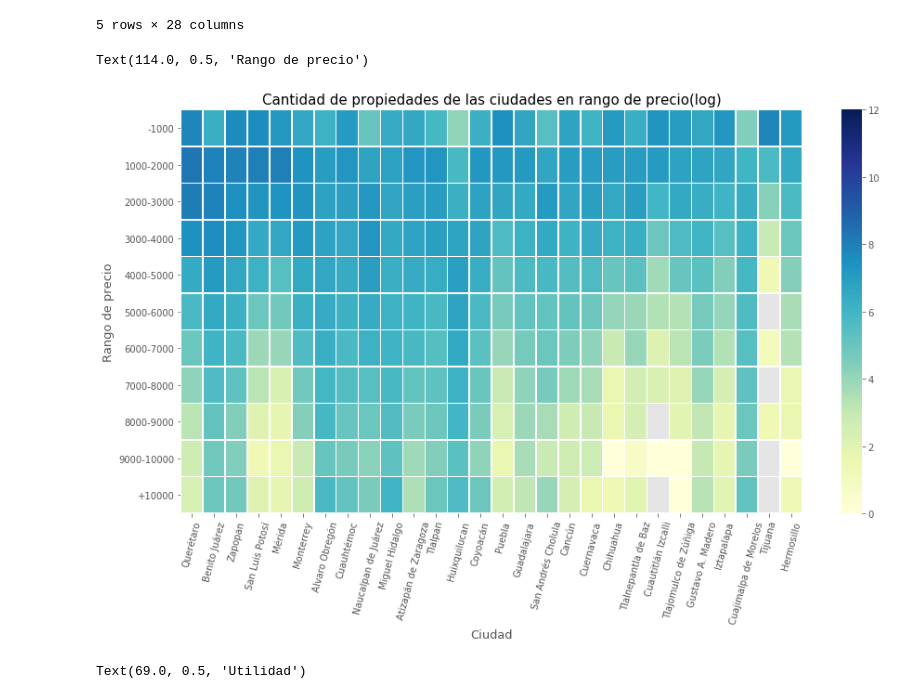
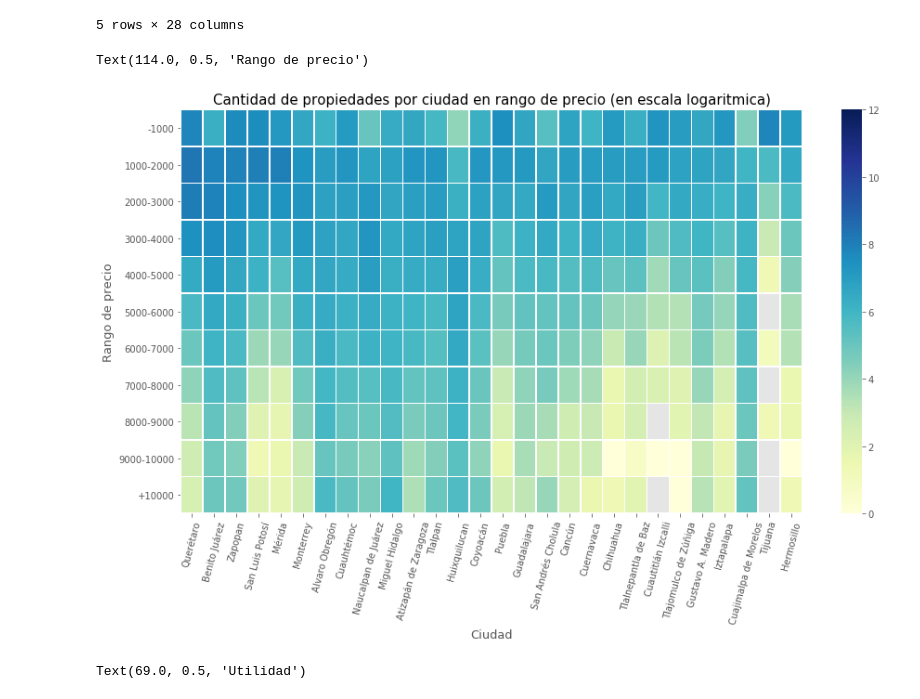
Before and after one commit to PBrrtrn/7506-organizacion-de-datos, a Jupyter notebook: src/exp/exploracion_rango_precios.ipynb, the cells around one changed output. Drawn from its saved outputs; the diff is of its cells as text; code cells hidden in the pictures.

```diff
--- a/src/exp/exploracion_rango_precios.ipynb
+++ b/src/exp/exploracion_rango_precios.ipynb
@@ -139,13 +139,13 @@ precio_vs_ciudad.columns = precio_vs_ciudad.columns.droplevel()
 # %%
 plt.figure(figsize=(15,8))
 g = sns.heatmap(precio_vs_ciudad, vmin = 0, vmax=12, cmap= "YlGnBu", linewidths=.5)
 plt.xticks(rotation=75)
-g.set_title("Cantidad de propiedades de las ciudades en rango de precio(log)", fontsize=15)
+g.set_title("Cantidad de propiedades por ciudad en rango de precio (en escala logaritmica)", fontsize=15)
 g.set_xlabel("Ciudad", fontsize=13)
 g.set_ylabel("Rango de precio", fontsize=13)
 # %% [output]
 Text(114.0, 0.5, 'Rango de precio')
-[figure, old version]
+[figure, new version]
 # %%
 data_amen = data[['rango_precio','gimnasio','usosmultiples','piscina','escuelascercanas','centroscomercialescercanos']]
 precio_amen = data_amen.groupby('rango_precio').agg({'gimnasio':'sum','usosmultiples':'sum','piscina':'sum'})
```
Also changed, not shown: parts of 1 cell of this notebook, 2 other files.
